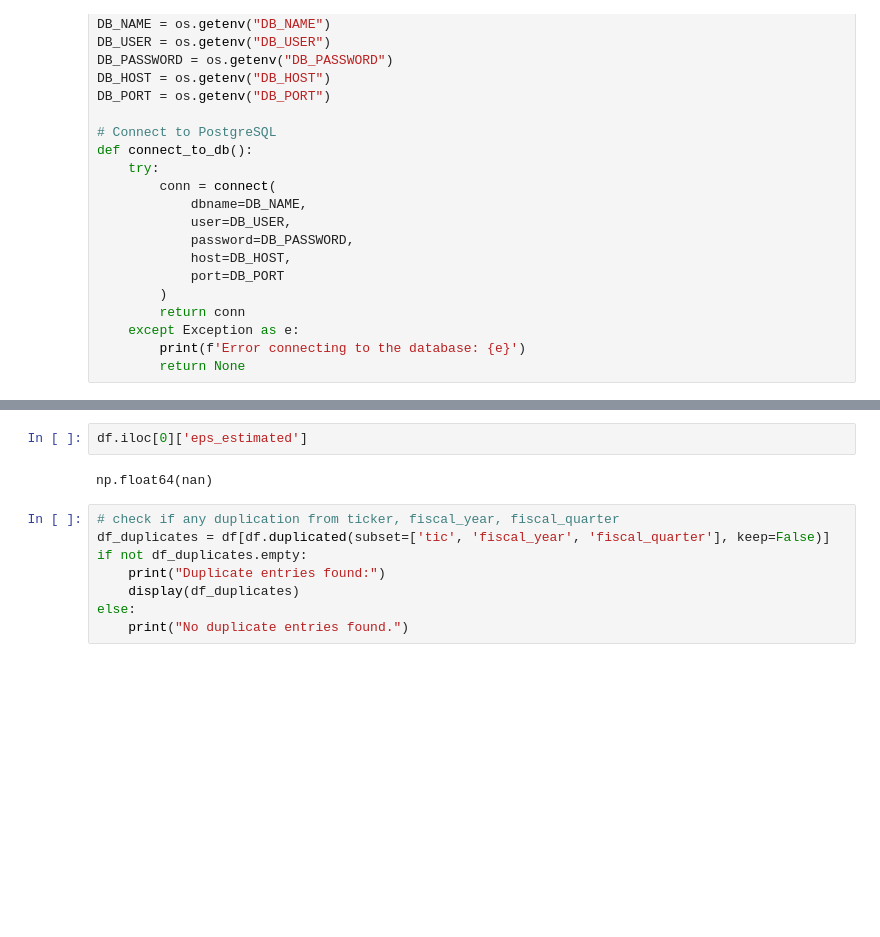
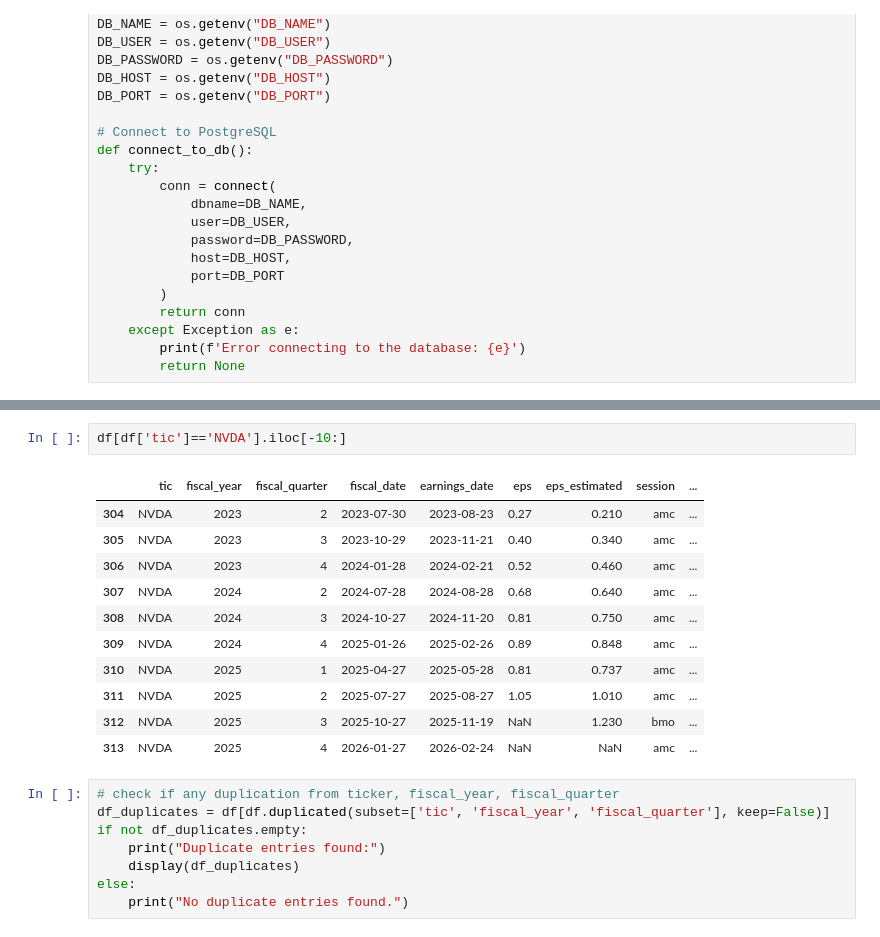
Before and after one commit to vincentsham/stock_ai_app, a Jupyter notebook: data_pipelines/analyze_stock_metadata.ipynb, the cells around one changed output, grey strips where cells are left out. Saved outputs shown, nothing was run; the diff lists cells and outputs as text; blank space fills up the shorter version.

```diff
--- a/data_pipelines/analyze_stock_metadata.ipynb
+++ b/data_pipelines/analyze_stock_metadata.ipynb
@@ -104,8 +100,18 @@ if conn:
 314 rows × 13 columns
 # %%
-df.iloc[0]['eps_estimated']
+df[df['tic']=='NVDA'].iloc[-10:]
 # %% [output]
-np.float64(nan)
+|  | tic | fiscal_year | fiscal_quarter | fiscal_date | earnings_date | eps | eps_estimated | session | ... |
+| 304 | NVDA | 2023 | 2 | 2023-07-30 | 2023-08-23 | 0.27 | 0.210 | amc | ... |
+| 305 | NVDA | 2023 | 3 | 2023-10-29 | 2023-11-21 | 0.40 | 0.340 | amc | ... |
+| 306 | NVDA | 2023 | 4 | 2024-01-28 | 2024-02-21 | 0.52 | 0.460 | amc | ... |
+| 307 | NVDA | 2024 | 2 | 2024-07-28 | 2024-08-28 | 0.68 | 0.640 | amc | ... |
+| 308 | NVDA | 2024 | 3 | 2024-10-27 | 2024-11-20 | 0.81 | 0.750 | amc | ... |
+| 309 | NVDA | 2024 | 4 | 2025-01-26 | 2025-02-26 | 0.89 | 0.848 | amc | ... |
+| 310 | NVDA | 2025 | 1 | 2025-04-27 | 2025-05-28 | 0.81 | 0.737 | amc | ... |
+| 311 | NVDA | 2025 | 2 | 2025-07-27 | 2025-08-27 | 1.05 | 1.010 | amc | ... |
+| 312 | NVDA | 2025 | 3 | 2025-10-27 | 2025-11-19 | NaN | 1.230 | bmo | ... |
+| 313 | NVDA | 2025 | 4 | 2026-01-27 | 2026-02-24 | NaN | NaN | amc | ... |
 # %%
 # check if any duplication from ticker, fiscal_year, fiscal_quarter
 df_duplicates = df[df.duplicated(subset=['tic', 'fiscal_year', 'fiscal_quarter'], keep=False)]
```
Also changed, not shown: parts of 9 cells of this notebook, 9 other files.
